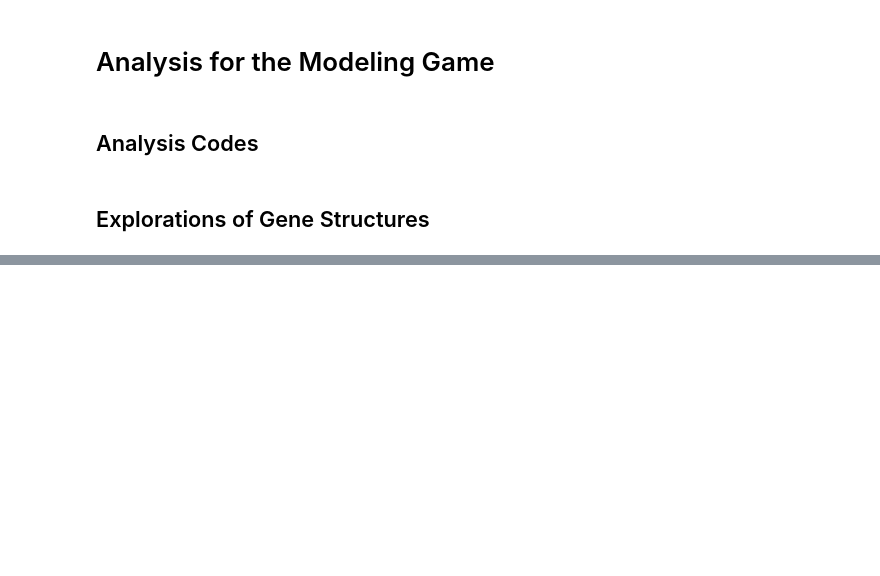
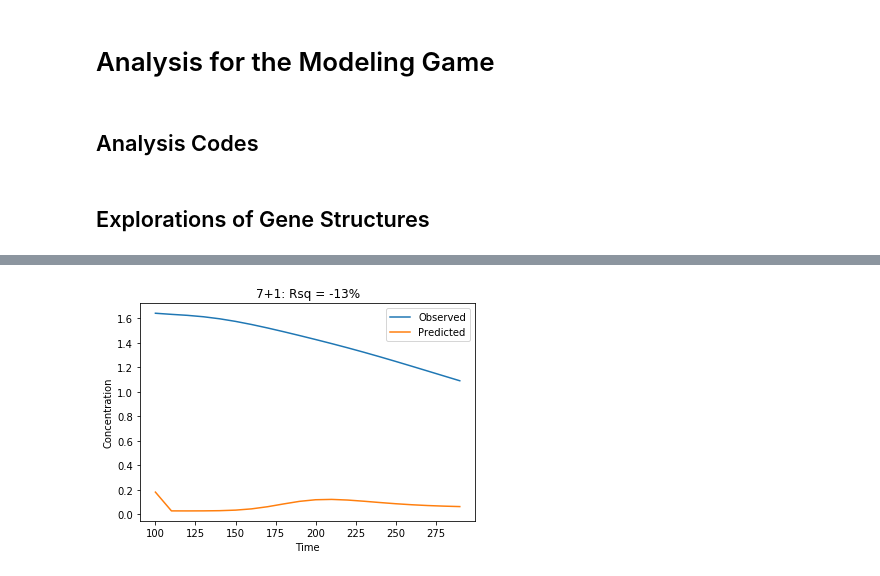
Before and after one commit to ModelEngineering/advancing-biomedical-models, a Jupyter notebook: ModelingGame/game_analysis.ipynb, the cells around one changed output, grey strips where cells are left out. Saved outputs shown, nothing was run; the diff lists cells and outputs as text; code cells hidden in the pictures; blank space fills up the shorter version.

```diff
--- a/ModelingGame/game_analysis.ipynb
+++ b/ModelingGame/game_analysis.ipynb
@@ -32,0 +46,4 @@ evaluate(["7-7"], max_iteration=20, end_time=200)
+# %%
+analyzer = evaluate(["7+1"], max_iteration=100, start_time=100, end_time=300)
+# %% [output]
+[figure, added]
```
Also changed, not shown: parts of 12 cells of this notebook.
